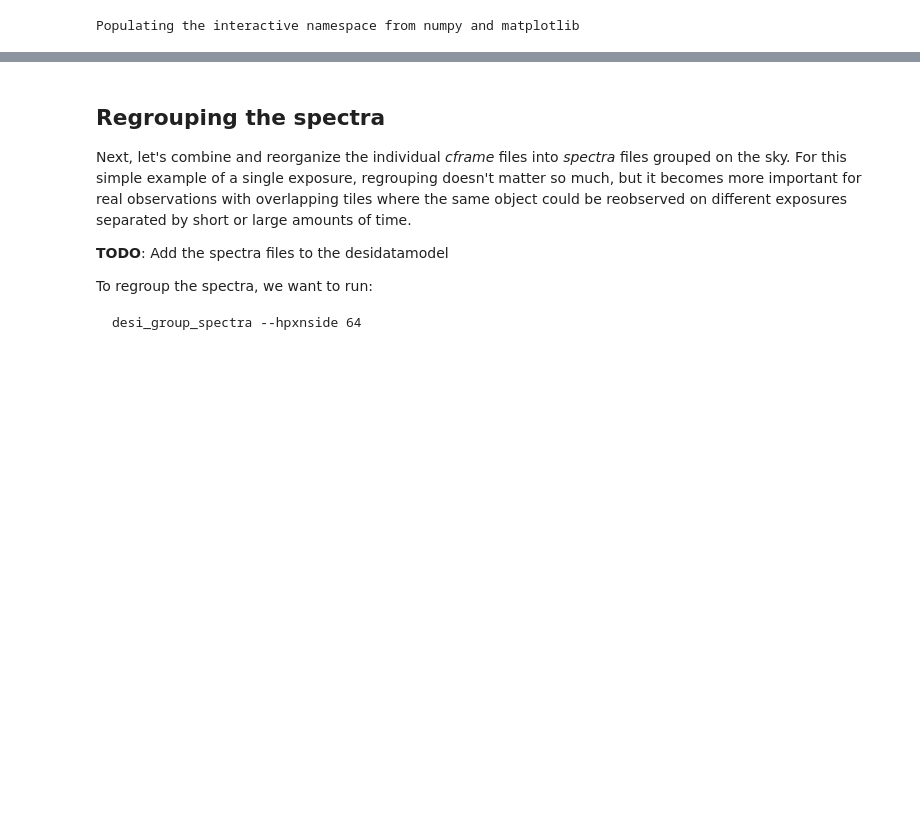
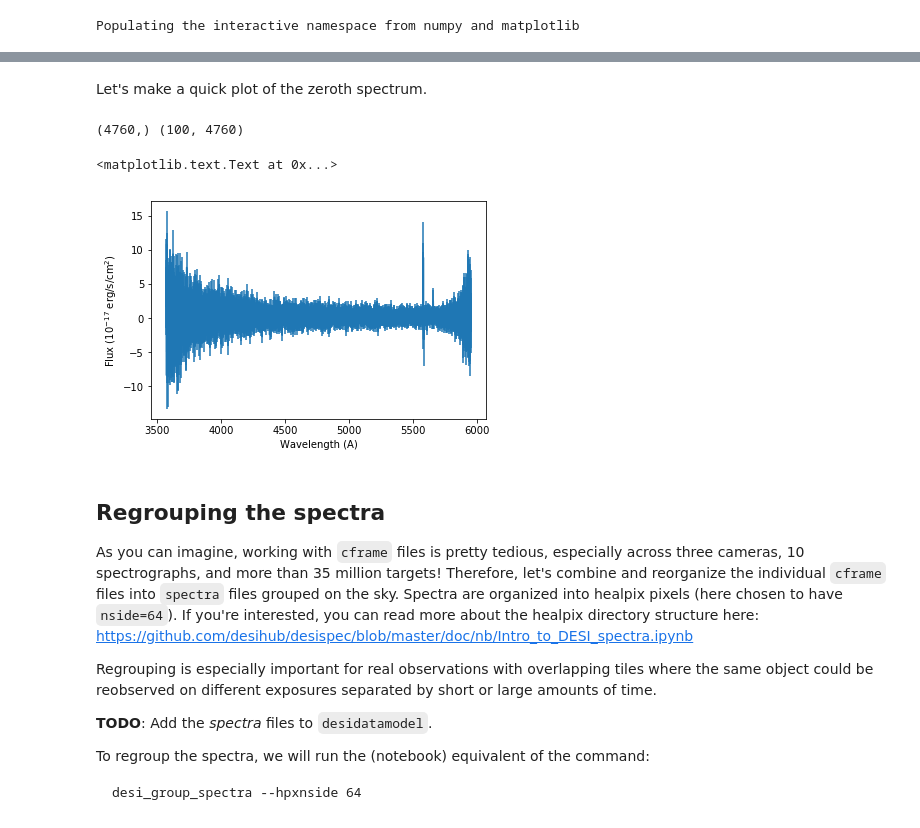
Before and after one commit to desihub/desisim, a Jupyter notebook: doc/nb/simulating-desi-spectra.ipynb, the cells around one changed output, grey strips where cells are left out. Drawn from its saved outputs; the diff is of its cells as text; code cells hidden in the pictures; blank space fills up the shorter version.

Commit message:
add infor on working with cframe and spectra files

````diff
--- a/doc/nb/simulating-desi-spectra.ipynb
+++ b/doc/nb/simulating-desi-spectra.ipynb
@@ -263,0 +273,4 @@ INFO:quickgen.py:753:main: Wrote file /data/desi/spectro/redux/example/exposures
+# %%
+cframefile = desispec.io.findfile('cframe', night=night, expid=expid, camera='b0')
+print('Reading {}'.format(cframefile))
+cframe = desispec.io.frame.read_frame(cframefile)
@@ -264,11 +299,28 @@ INFO:quickgen.py:753:main: Wrote file /data/desi/spectro/redux/example/exposures
+# %% [markdown]
+Let's make a quick plot of the zeroth spectrum.
+# %%
+print(cframe.wave.shape, cframe.flux.shape)
+# %% [output]
+(4760,) (100, 4760)
+# %%
+fig, ax = plt.subplots()
+ax.errorbar(cframe.wave, cframe.flux[0, :], 1/np.sqrt(cframe.ivar[0, :]))
+ax.set_xlabel('Wavelength (A)')
+ax.set_ylabel('Flux ($10^{-17}$ erg/s/cm$^2$)')
+# %% [output]
+<matplotlib.text.Text at 0x...>
+[figure, added]
 # %% [markdown]
 ## Regrouping the spectra ##
 
-Next, let's combine and reorganize the individual *cframe* files into *spectra* files grouped on the sky.  For this simple example of a single exposure, regrouping doesn't matter so much, but it becomes more important for real observations with overlapping tiles where the same object could be reobserved on different exposures separated by short or large amounts of time.
+As you can imagine, working with `cframe` files is pretty tedious, especially across three cameras, 10 spectrographs, and more than 35 million targets!  Therefore, let's combine and reorganize the individual `cframe` files into `spectra` files grouped on the sky. Spectra are organized into healpix pixels (here chosen to have `nside=64`).  If you're interested, you can read more about the healpix directory structure here:
+https://github.com/desihub/desispec/blob/master/doc/nb/Intro_to_DESI_spectra.ipynb
 
-**TODO**: Add the spectra files to the desidatamodel
+Regrouping is especially important for real observations with overlapping tiles where the same object could be reobserved on different exposures separated by short or large amounts of time.
 
-To regroup the spectra, we want to run:
+**TODO**: Add the *spectra* files to `desidatamodel`.
+
+To regroup the spectra, we will run the (notebook) equivalent of the command:
 ```
 desi_group_spectra --hpxnside 64
 ```
````
Also changed, not shown: parts of 36 cells of this notebook.
